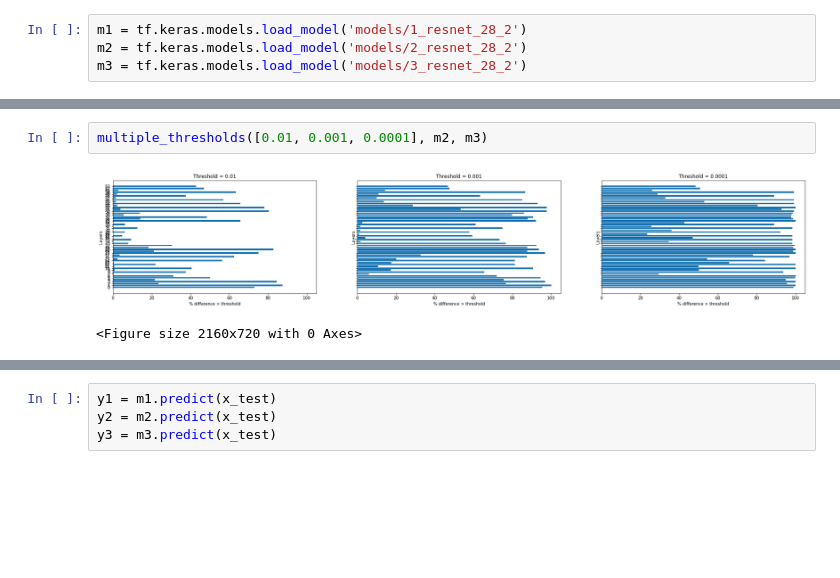
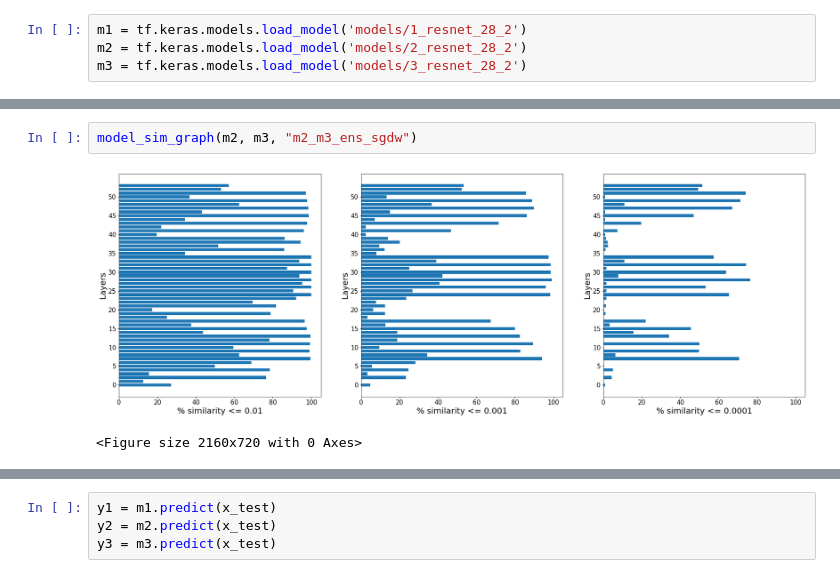
Before and after one commit to amitab/master_thesis, a Jupyter notebook: src/ensembles/rnd_init/weight_analysis.ipynb, the cells around one changed output, grey strips where cells are left out. Cells and saved outputs as stored; diff of their text form; blank space fills up the shorter version.

```diff
--- a/src/ensembles/rnd_init/weight_analysis.ipynb
+++ b/src/ensembles/rnd_init/weight_analysis.ipynb
@@ -154,9 +200,9 @@ m2.evaluate(x_test, y_test)
 [0.8381226658821106, 0.7858999967575073]
-# %%
-multiple_thresholds([0.01, 0.001, 0.0001], m2, m3)
-# %% [output]
-[figure, removed]
-<Figure size 2160x720 with 0 Axes>
+# %%
+model_sim_graph(m2, m3, "m2_m3_ens_sgdw")
+# %% [output]
+[figure, added]
+<Figure size 2160x720 with 0 Axes>
 # %%
 m2.evaluate(x_test, y_test)
 m3.evaluate(x_test, y_test)
```
Also changed, not shown: parts of 36 cells of this notebook, 4 other files.
